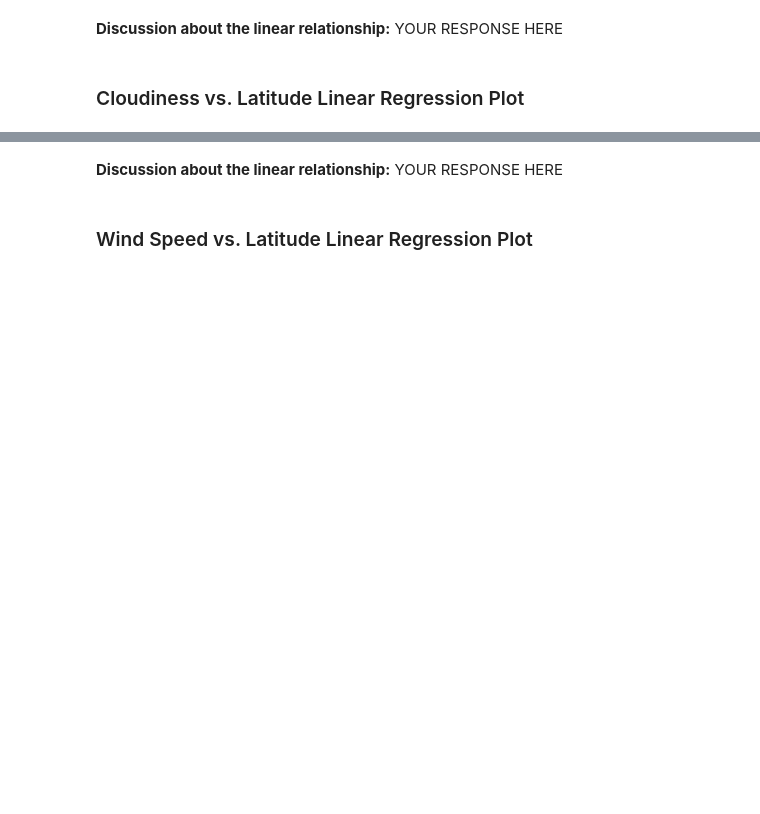
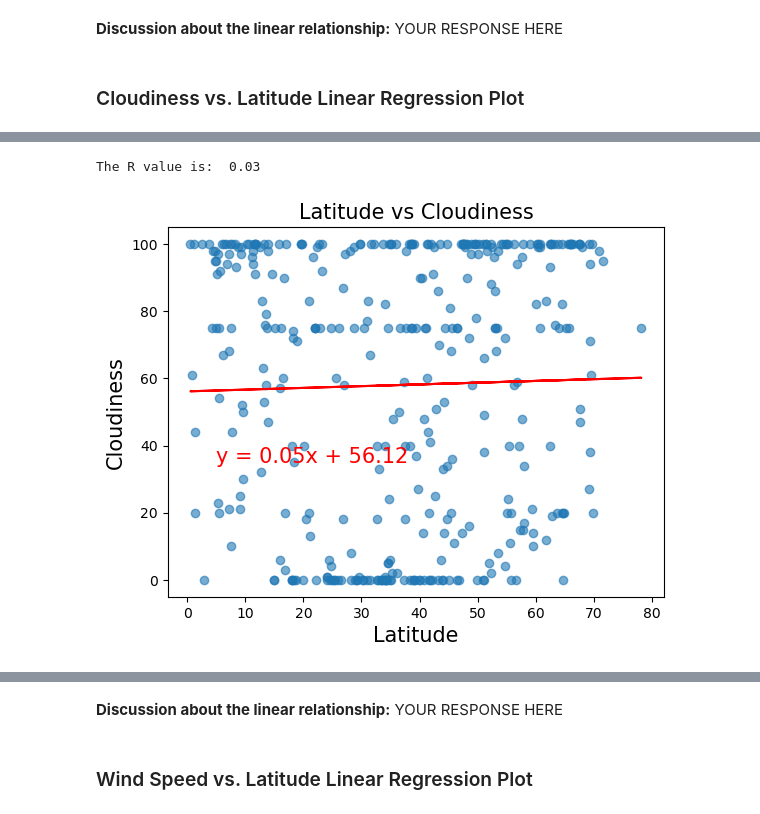
Before and after one commit to JAld3r/python-api-challenge, a Jupyter notebook: WeatherPy/WeatherPy.ipynb, the cells around one changed output, grey strips where cells are left out. Drawn from its saved outputs; the diff is of its cells as text; code cells hidden in the pictures; blank space fills up the shorter version.

```diff
--- a/WeatherPy/WeatherPy.ipynb
+++ b/WeatherPy/WeatherPy.ipynb
@@ -373,0 +376,12 @@ The r-value is: 0.02056735429994368
+# %%
+# Northern Hemisphere
+x_values = northern_hemi_df['Lat']
+y_values = northern_hemi_df['Cloudiness']
+x_label = "Latitude"
+y_label = "Cloudiness"
+text_coordinates = (5, 35)
+
+plot_linear_regression(x_values, y_values, x_label, y_label, text_coordinates)
+# %% [output]
+The R value is:  0.03
+[figure, added]
```
Also changed, not shown: parts of 14 cells of this notebook.
